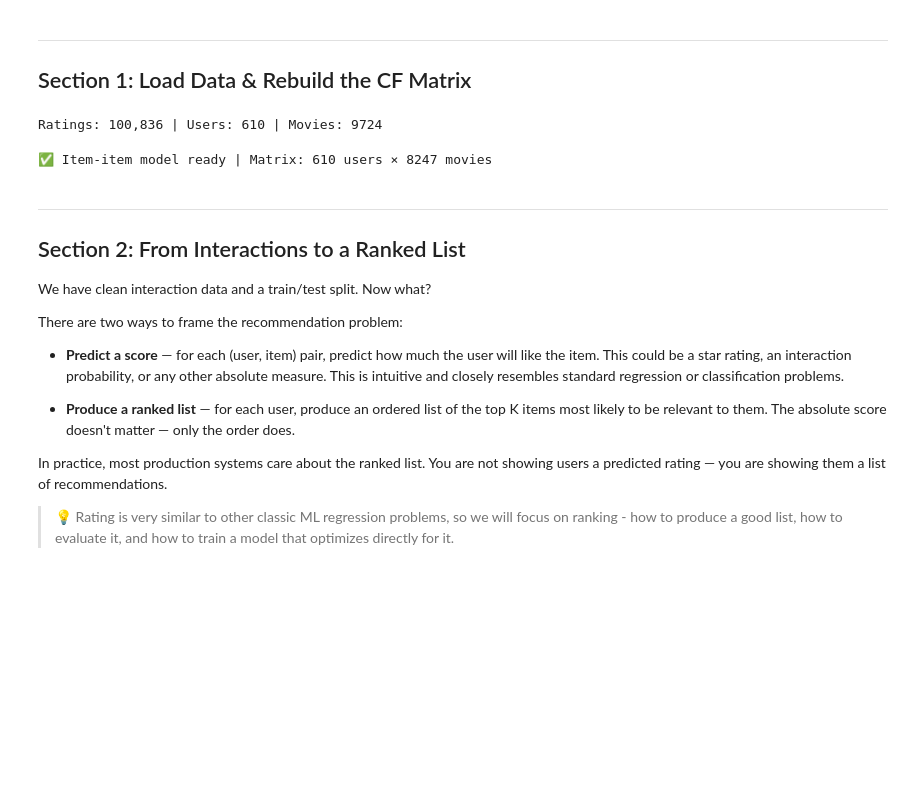
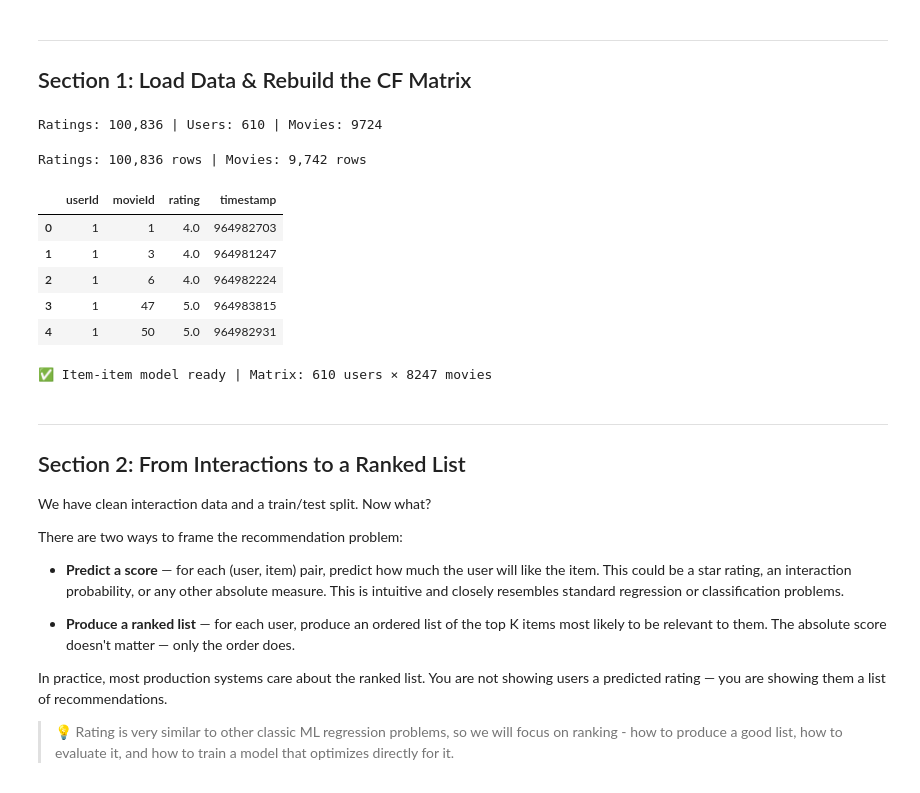
Before and after one commit to TalCordova/RS_Coller_TAU_26B, a Jupyter notebook: notebook2_ranking_evaluation.ipynb, the cells around one changed output. Saved outputs shown, nothing was run; the diff lists cells and outputs as text; code cells hidden in the pictures; blank space fills up the shorter version.

```diff
--- a/notebook2_ranking_evaluation.ipynb
+++ b/notebook2_ranking_evaluation.ipynb
@@ -51,6 +46,20 @@ with urllib.request.urlopen(url) as r:
 print("✅ Done")
 # %% [output]
 Ratings: 100,836 | Users: 610 | Movies: 9724
+# %%
+ratings = pd.read_csv("ml-latest-small/ratings.csv")
+movies  = pd.read_csv("ml-latest-small/movies.csv")
+
+print(f"Ratings: {ratings.shape[0]:,} rows | Movies: {movies.shape[0]:,} rows")
+ratings.head()
+# %% [output]
+Ratings: 100,836 rows | Movies: 9,742 rows
+|  | userId | movieId | rating | timestamp |
+| 0 | 1 | 1 | 4.0 | 964982703 |
+| 1 | 1 | 3 | 4.0 | 964981247 |
+| 2 | 1 | 6 | 4.0 | 964982224 |
+| 3 | 1 | 47 | 5.0 | 964983815 |
+| 4 | 1 | 50 | 5.0 | 964982931 |
 # %%
 # ── Filter & split ───────────────────────────────────
 MIN_INTERACTIONS = 5
```
Also changed, not shown: parts of 7 cells of this notebook, 4 other files.
